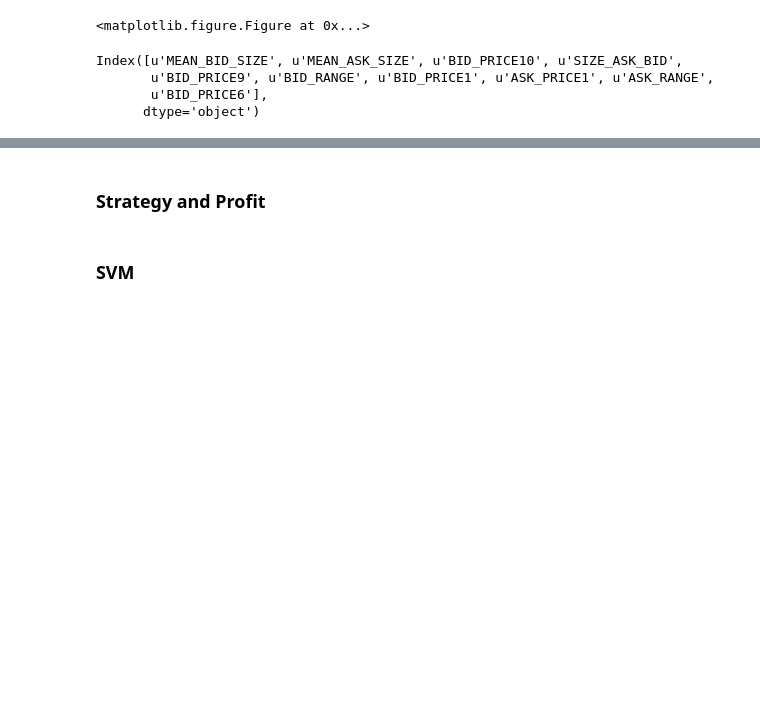
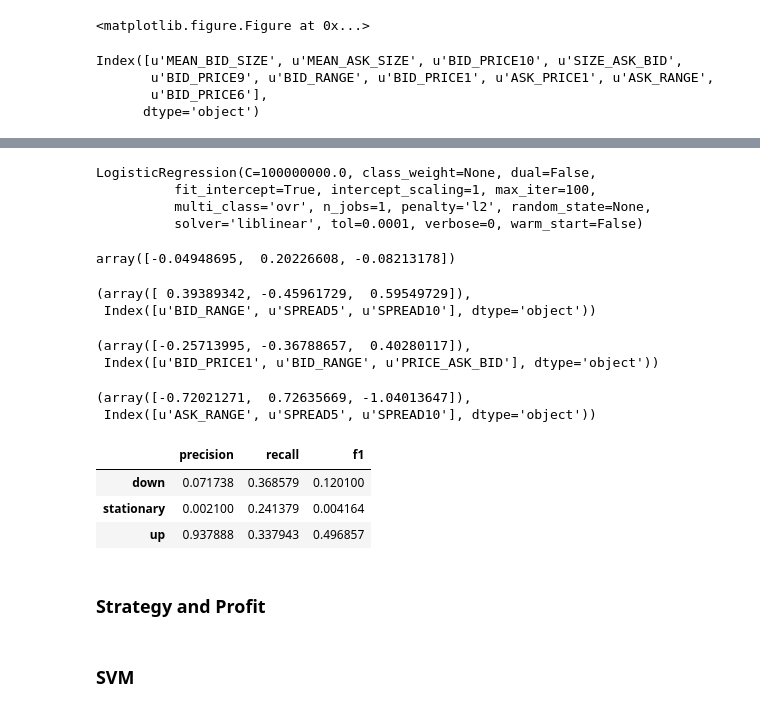
Before and after one commit to jJasonWang/STAT_222_Finance, a Jupyter notebook: Code/Finance_Project.ipynb, the cells around one changed output, grey strips where cells are left out. Drawn from its saved outputs; the diff is of its cells as text; code cells hidden in the pictures; blank space fills up the shorter version.

```diff
--- a/Code/Finance_Project.ipynb
+++ b/Code/Finance_Project.ipynb
@@ -379,0 +418,2 @@ Index([u'MEAN_BID_SIZE', u'MEAN_ASK_SIZE', u'BID_PRICE10', u'SIZE_ASK_BID',
+# %%
+logreg.fit(X_train[:10000], y2_train[:10000])
@@ -379,0 +425,10 @@ Index([u'MEAN_BID_SIZE', u'MEAN_ASK_SIZE', u'BID_PRICE10', u'SIZE_ASK_BID',
+# %%
+c_set = [100,1e3,1e4,1e5,1e6,1e7,1e8]
+for c in c_set:
+    logreg = linear_model.LogisticRegression(C=c)
+
+    logreg.fit(X_train[:5000], y2_train[:5000])
+    y2_pre_log = logreg.predict(X_validation)
+    accuracy = np.sum(y2_pre_log == y2_validation)/50837.0
+
+    print(c, accuracy)
@@ -380,3 +443,41 @@ Index([u'MEAN_BID_SIZE', u'MEAN_ASK_SIZE', u'BID_PRICE10', u'SIZE_ASK_BID',
+# %%
+logreg.fit(X_train[:10000], y2_train[:10000])
+# %% [output]
+LogisticRegression(C=100000000.0, class_weight=None, dual=False,
+          fit_intercept=True, intercept_scaling=1, max_iter=100,
+          multi_class='ovr', n_jobs=1, penalty='l2', random_state=None,
+          solver='liblinear', tol=0.0001, verbose=0, warm_start=False)
+# %%
+y2_prediction_test = logreg.predict(X_test)
+# %%
+logreg.coef_[:, 126]
+# %% [output]
+array([-0.04948695,  0.20226608, -0.08213178])
+# %%
+ind = np.abs(logreg.coef_[0,:]).argsort()[-3:]
+logreg.coef_[0,:][ind],X_train.columns[ind]
+# %% [output]
+(array([ 0.39389342, -0.45961729,  0.59549729]),
+ Index([u'BID_RANGE', u'SPREAD5', u'SPREAD10'], dtype='object'))
+# %%
+ind = np.abs(logreg.coef_[1,:]).argsort()[-3:]
+logreg.coef_[1,:][ind],X_train.columns[ind]
+# %% [output]
+(array([-0.25713995, -0.36788657,  0.40280117]),
+ Index([u'BID_PRICE1', u'BID_RANGE', u'PRICE_ASK_BID'], dtype='object'))
+# %%
+ind = np.abs(logreg.coef_[2,:]).argsort()[-3:]
+logreg.coef_[2,:][ind],X_train.columns[ind]
+# %% [output]
+(array([-0.72021271,  0.72635669, -1.04013647]),
+ Index([u'ASK_RANGE', u'SPREAD5', u'SPREAD10'], dtype='object'))
+# %%
+model_assessment(y2_prediction_test, y2_test)
+# %% [output]
+|  | precision | recall | f1 |
+| down | 0.071738 | 0.368579 | 0.120100 |
+| stationary | 0.002100 | 0.241379 | 0.004164 |
+| up | 0.937888 | 0.337943 | 0.496857 |
 # %% [markdown]
 ### Strategy and Profit
 # %% [markdown]
```
Also changed, not shown: parts of 21 cells of this notebook.
